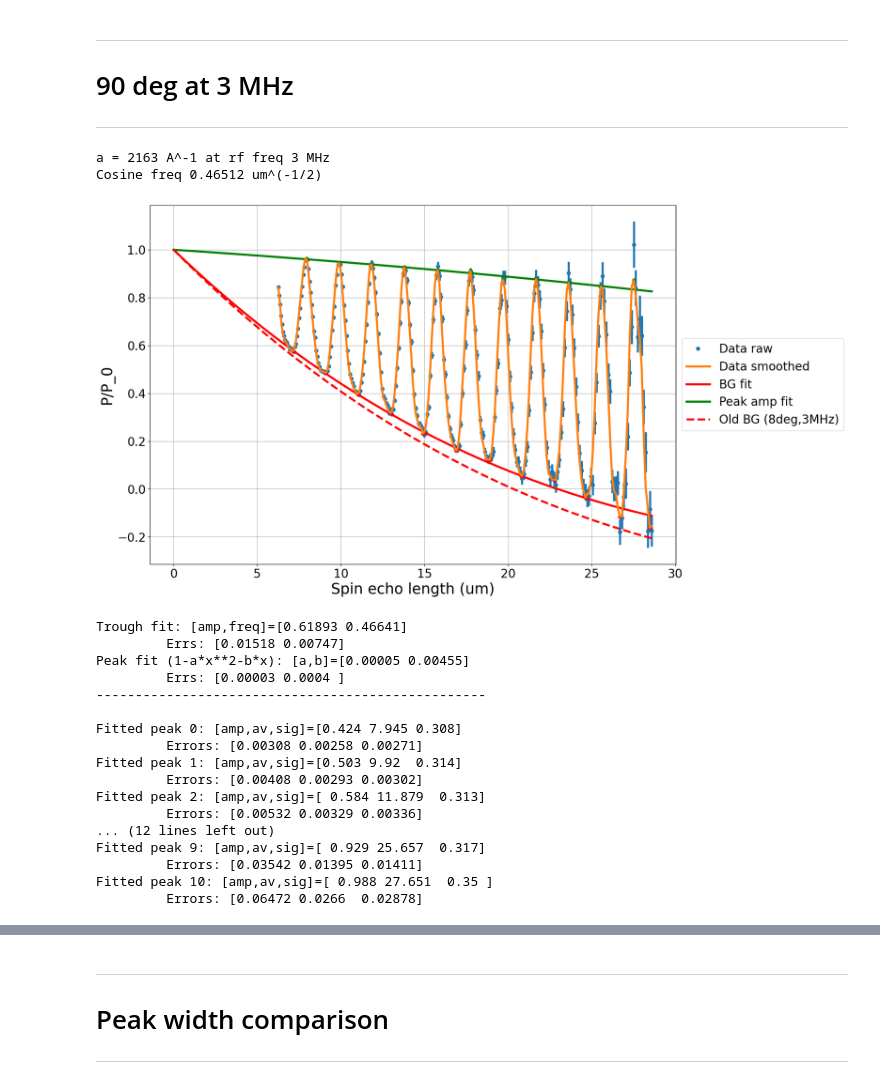
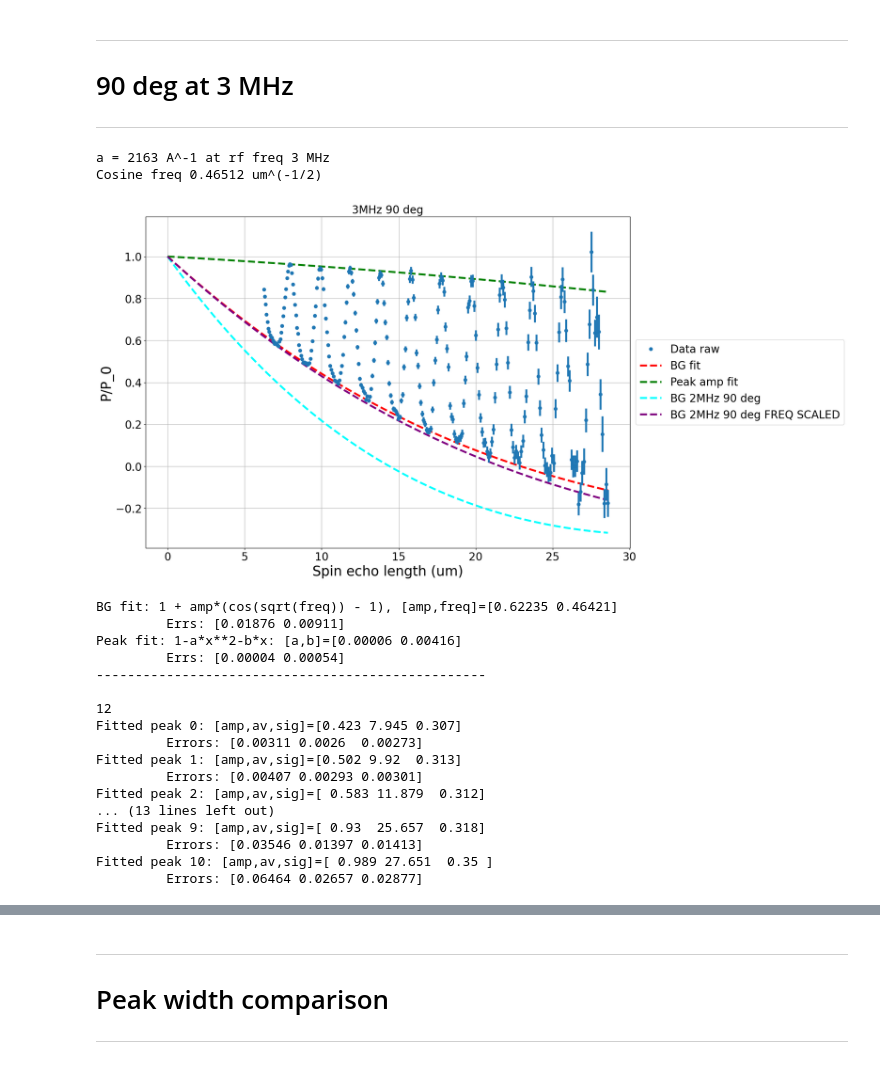
Before and after one commit to srmck/SESANS-coherence-length, a Jupyter notebook: Coherence_analysis.ipynb, the cells around one changed output, grey strips where cells are left out. Saved outputs shown, nothing was run; the diff lists cells and outputs as text; code cells hidden in the pictures.

```diff
--- a/Coherence_analysis.ipynb
+++ b/Coherence_analysis.ipynb
@@ -90,6 +90,9 @@ def get_BG_freq(temp_freq,deg,p=True):
 
 _ = get_BG_freq(2,40)
 _ = get_BG_freq(3,40)
+
+home_path = "C:\\Users\\samck\\Documents\\GitHub\\SESANS-coherence-length\\Processed data\\"
+work_path = "C:\\Users\\xsm\\Documents\\GitHub\\SESANS-coherence-length\\Processed data\\"
 # %% [output]
 a = 1442 A^-1 at rf freq 2 MHz
 Cosine freq 0.56965 um^(-1/2)
@@ -294,7 +315,7 @@ Fitted peak 9: [amp,av,sig]=[ 1.093 19.902  0.339]
 # 8 deg data 2 MHz
 ***
 # %%
-path = "C:\\Users\\xsm\\Documents\\GitHub\\SESANS-coherence-length\\Processed data\\"
+path = home_path
 file = "pols_2Mhz_8deg3.0_0.05_12.5.dat"
 
 with open(path+file) as f:
@@ -400,7 +421,7 @@ Fitted peak 1: [amp,av,sig]=[ 0.999 14.896  2.144]
 # 8deg data 3 MHz
 ***
 # %%
-path = "C:\\Users\\xsm\\Documents\\GitHub\\SESANS-coherence-length\\Processed data\\"
+path = home_path
 #file = "pols_3Mhz_8deg5.5_0.1_13.25.dat"
 file = "pols_3Mhz_8deg5.5_0.075_13.25.dat"
 #file = "pols_3Mhz_8deg5.5_0.05_13.25.dat"
@@ -475,7 +496,7 @@ Fitted peak 1: [amp,av,sig]=[ 1.149 28.862  2.196]
 # 4.5 deg at 3 MHz
 ***
 # %%
-path = "C:\\Users\\xsm\\Documents\\GitHub\\SESANS-coherence-length\\Processed data\\"
+path = home_path
 file = "pols_3Mhz_4p5deg5.5_0.1_13.25.dat"
 
 with open(path+file) as f:
@@ -546,8 +567,9 @@ Fitted peak 1: [amp,av,sig]=[ 1.028 24.269  3.541]
 # 90 deg at 3 MHz
 ***
 # %%
-path = "C:\\Users\\xsm\\Documents\\GitHub\\SESANS-coherence-length\\Processed data\\"
+path = home_path
 #file = "pols_3Mhz_90deg5.5_0.1_13.25.dat"
+#file = "pols_3Mhz_90deg5.5_0.05_13.25.dat" #last peak at -29
 file = "pols_3Mhz_90deg5.5_0.025_13.25.dat"
 
 with open(path+file) as f:
@@ -557,39 +579,42 @@ with open(path+file) as f:
     x_tot = np.linspace(0,x[-1],400)
     y = np.array([float(temp[y][1]) for y in range(len(temp))])
     e = np.array([float(temp[y][2]) for y in range(len(temp))])
-    s = savgol_filter(y,6,3)
+    s = savgol_filter(y,5,3)
 
-    tr2,_ = find_peaks(-s,distance=10)
-    pk2,_ = find_peaks(s,distance=10)
+    tr2,_ = find_peaks(-s,distance=5)
+    pk2,_ = find_peaks(s,distance=15)
 
 fig, ax = plt.subplots()
-plt.plot(x,y,'o',label='Data raw',color='C0')
-plt.errorbar(x,y,e,color='C0',ls='none')
-plt.plot(x,s,'-',label='Data smoothed',color='C1',zorder=10)
-plt.plot(x[tr2],s[tr2],'o',color='red')
-plt.plot(x[pk2],s[pk2],'o',color='green')
+plt.plot(x,y,'o',label='Data raw',color='C0',zorder=5)
+plt.errorbar(x,y,e,color='C0',ls='none',zorder=5)
+#plt.plot(x,s,'-',label='Data smoothed',color='C1')
+#plt.plot(x[tr2],s[tr2],'o',ms=10,color='red',zorder=5)
+#plt.plot(x[pk2],s[pk2],'o',ms=10,color='green',zorder=5)
 
 guess_tr2 = [.65,get_BG_freq(3,40)[1]]  #sqrt spin echo length cosine
 lb = [0,0]
 ub = [1,1]
 parms_tr2,err_tr2 = curve_fit(BG,x[tr2],s[tr2],p0=guess_tr2,bounds=(lb,ub),sigma=e[tr2])
 
-guess_pk2 = [1,0]  #quad fit
+guess_pk2 = [0,0]  #quad fit
 parms_pk2,err_pk2 = curve_fit(quad,x[pk2],s[pk2],sigma=e[pk2])
 
-plt.plot(x_tot,BG(x_tot,*parms_tr2),color='red',label='BG fit')
-plt.plot(x_tot,quad(x_tot,*parms_pk2),color='green',label='Peak amp fit')
-plt.plot(x_tot,BG(x_tot,*BG_parms_3_8),'--',color='red',label='Old BG (8deg,3MHz)')
+plt.plot(x_tot,BG(x_tot,*parms_tr2),'--',color='red',label='BG fit')
+plt.plot(x_tot,quad(x_tot,*parms_pk2),'--',color='green',label='Peak amp fit')
+#plt.plot(x_tot,BG(x_tot,*BG_parms_3_8),'--',color='cyan',label='Old BG (8deg,3MHz)')
+plt.plot(x_tot,BG(x_tot,*BG_parms_2_90),'--',color='cyan',label='BG 2MHz 90 deg')
+plt.plot(x_tot,BG(x_tot,BG_parms_2_90[0],np.sqrt(2/3)*parms_tr[1]),'--',color='purple',label='BG 2MHz 90 deg FREQ SCALED')
 
+plt.title('3MHz 90 deg')
 plt.xlabel('Spin echo length (um)')
 plt.ylabel('P/P_0')
 plt.grid()
 ax.legend(loc='center left', bbox_to_anchor=(1, 0.5))
 plt.show()
 
-print(f'Trough fit: [amp,freq]={np.round(parms_tr2,5)}')
+print(f'BG fit: 1 + amp*(cos(sqrt(freq)) - 1), [amp,freq]={np.round(parms_tr2,5)}')
 print(f'\t Errs: {np.round(np.sqrt(np.diag(err_tr2)),5)}')
-print(f'Peak fit (1-a*x**2-b*x): [a,b]={np.round(parms_pk2,5)}')
+print(f'Peak fit: 1-a*x**2-b*x: [a,b]={np.round(parms_pk2,5)}')
 print(f'\t Errs: {np.round(np.sqrt(np.diag(err_pk2)),5)}')
 print('-'*50 + '\n')
 
@@ -601,52 +626,54 @@ plt.plot(x,subtracted,'--',color='black',label='Data')
 seperated = splitter(peak_x[0],1)[1:]
 
 fparms = []
 all_errs2 = []
+print(len(sep))
+
 for indx,sep in enumerate(seperated):
     plt.plot(x[sep],np.zeros(len(sep)),'o',color='black',zorder=10)  #peak fit domain
 
-    guess = [.5,x[sep[indx]],.3]
+    guess = [.5,x[sep[indx]],.35]
     ff,errs = curve_fit(ampgauss,x[sep],subtracted[sep],p0=guess)
     fparms.append(ff)
     all_errs2.append(errs)
     #plt.plot(x,ampgauss(x,*guess),'--',color=f'C{indx}')
     plt.plot(x,ampgauss(x,*ff),color=f'C{indx}')
 
     print(f'Fitted peak {indx}: [amp,av,sig]={np.round(ff,3)}')
     print(f'\t Errors: {np.round(np.sqrt(np.diag(errs)),5)}')
 
 plt.xlabel('Spin echo length (um)')
 plt.ylabel('P/P_0')
 plt.grid()
 ax.legend(loc='center left', bbox_to_anchor=(1, 0.5))
 plt.show()
 
 X5_saved = np.copy(x)
 X5_tot_saved = np.copy(x_tot)
 S5_saved = np.copy(s)
 fparms5_saved = np.copy(fparms)
 BG_parms_3_90 = np.copy(parms_tr2)
 # %% [output]
 a = 2163 A^-1 at rf freq 3 MHz
 Cosine freq 0.46512 um^(-1/2)
-[figure, old version]
+[figure, new version]
-Trough fit: [amp,freq]=[0.61893 0.46641]
-         Errs: [0.01518 0.00747]
-Peak fit (1-a*x**2-b*x): [a,b]=[0.00005 0.00455]
-         Errs: [0.00003 0.0004 ]
+BG fit: 1 + amp*(cos(sqrt(freq)) - 1), [amp,freq]=[0.62235 0.46421]
+         Errs: [0.01876 0.00911]
+Peak fit: 1-a*x**2-b*x: [a,b]=[0.00006 0.00416]
+         Errs: [0.00004 0.00054]
 --------------------------------------------------
 
-Fitted peak 0: [amp,av,sig]=[0.424 7.945 0.308]
-         Errors: [0.00308 0.00258 0.00271]
-Fitted peak 1: [amp,av,sig]=[0.503 9.92  0.314]
-         Errors: [0.00408 0.00293 0.00302]
-Fitted peak 2: [amp,av,sig]=[ 0.584 11.879  0.313]
-         Errors: [0.00532 0.00329 0.00336]
-... (12 lines left out)
-Fitted peak 9: [amp,av,sig]=[ 0.929 25.657  0.317]
-         Errors: [0.03542 0.01395 0.01411]
-Fitted peak 10: [amp,av,sig]=[ 0.988 27.651  0.35 ]
-         Errors: [0.06472 0.0266  0.02878]
+12
+Fitted peak 0: [amp,av,sig]=[0.423 7.945 0.307]
+         Errors: [0.00311 0.0026  0.00273]
+Fitted peak 1: [amp,av,sig]=[0.502 9.92  0.313]
+         Errors: [0.00407 0.00293 0.00301]
+Fitted peak 2: [amp,av,sig]=[ 0.583 11.879  0.312]
+... (13 lines left out)
+Fitted peak 9: [amp,av,sig]=[ 0.93  25.657  0.318]
+         Errors: [0.03546 0.01397 0.01413]
+Fitted peak 10: [amp,av,sig]=[ 0.989 27.651  0.35 ]
+         Errors: [0.06464 0.02657 0.02877]
 [figure]
 # %% [markdown]
 ***
```
Also changed, not shown: parts of 5 cells of this notebook.
